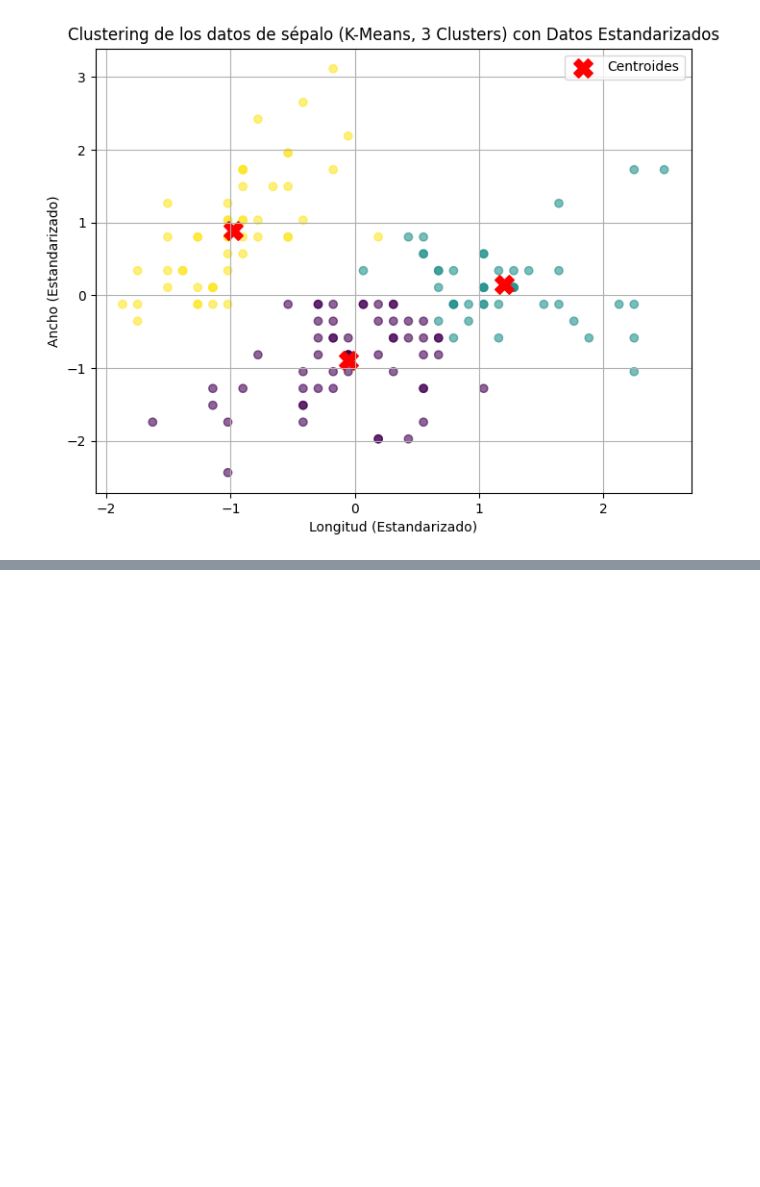
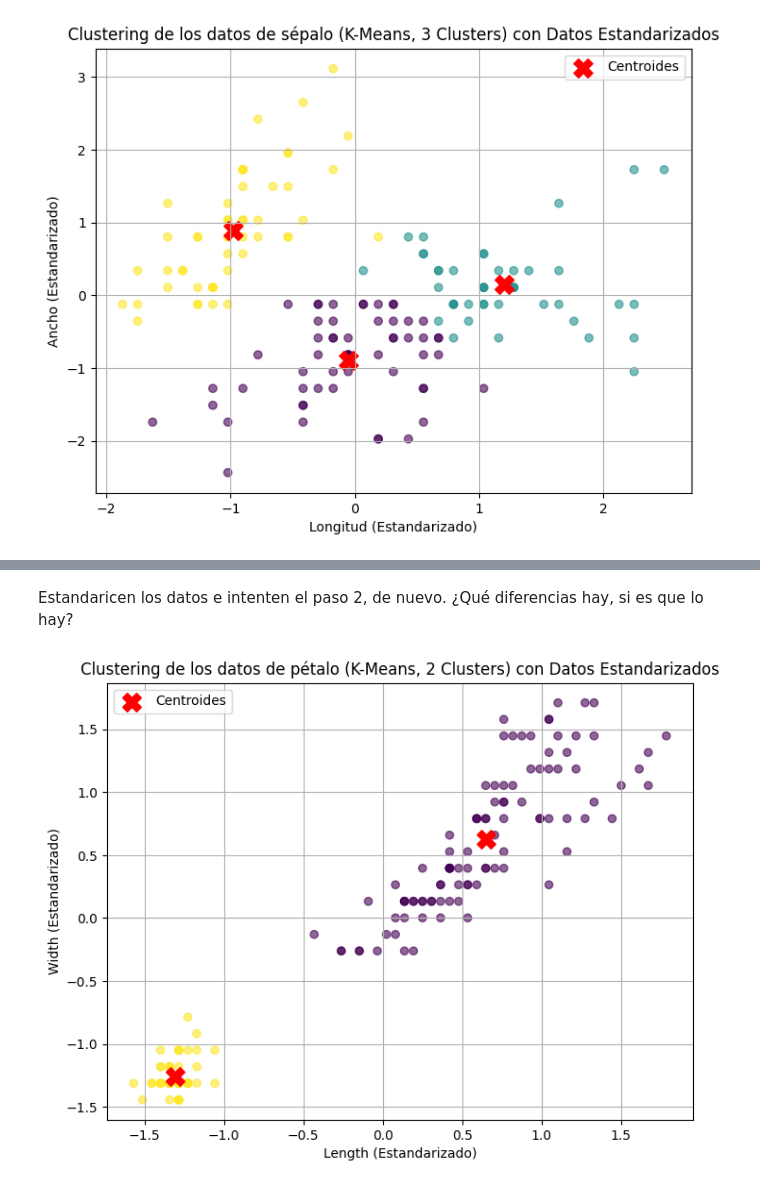
Before and after one commit to SRV-JSPA/HT-2.-Clustering, a Jupyter notebook: Clustering.ipynb, the cells around one changed output, grey strips where cells are left out. Drawn from its saved outputs; the diff is of its cells as text; code cells hidden in the pictures; blank space fills up the shorter version.

```diff
--- a/Clustering.ipynb
+++ b/Clustering.ipynb
@@ -209,0 +254,25 @@ plt.show()
+# %% [markdown]
+Estandaricen los datos e intenten el paso 2, de nuevo. ¿Qué diferencias hay, si es que
+lo hay?
+# %%
+from sklearn.preprocessing import StandardScaler
+
+X = df[["petal_length", "petal_width"]]
+
+escalador = StandardScaler()
+X_escalado = escalador.fit_transform(X)
+
+kmeans = KMeans(n_clusters=2, random_state=42, n_init=10)
+df["cluster"] = kmeans.fit_predict(X_escalado)
+
+plt.figure(figsize=(8, 6))
+plt.scatter(X_escalado[:, 0], X_escalado[:, 1], c=df["cluster"], cmap="viridis", alpha=0.6, marker='o')
+plt.scatter(kmeans.cluster_centers_[:, 0], kmeans.cluster_centers_[:, 1], c="red", marker="X", s=200, label="Centroides")
+plt.xlabel("Length (Estandarizado)")
+plt.ylabel("Width (Estandarizado)")
+plt.title("Clustering de los datos de pétalo (K-Means, 2 Clusters) con Datos Estandarizados")
+plt.legend()
+plt.grid(True)
+plt.show()
+# %% [output]
+[figure, added]
```
Also changed, not shown: parts of 18 cells of this notebook.
